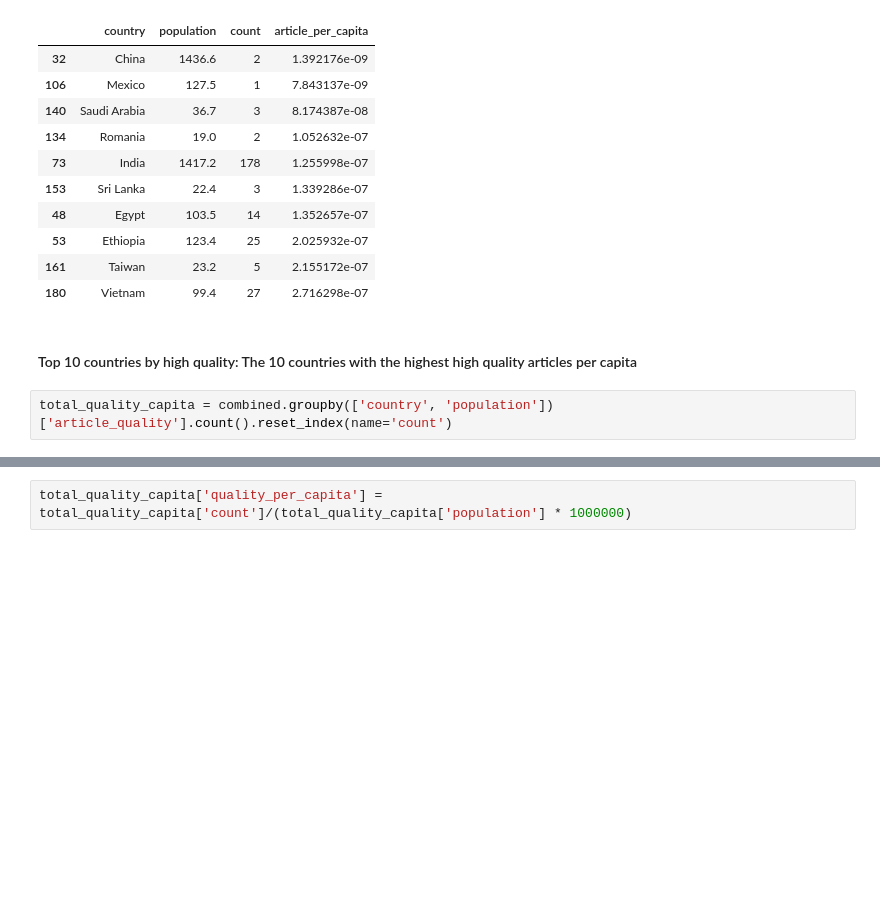
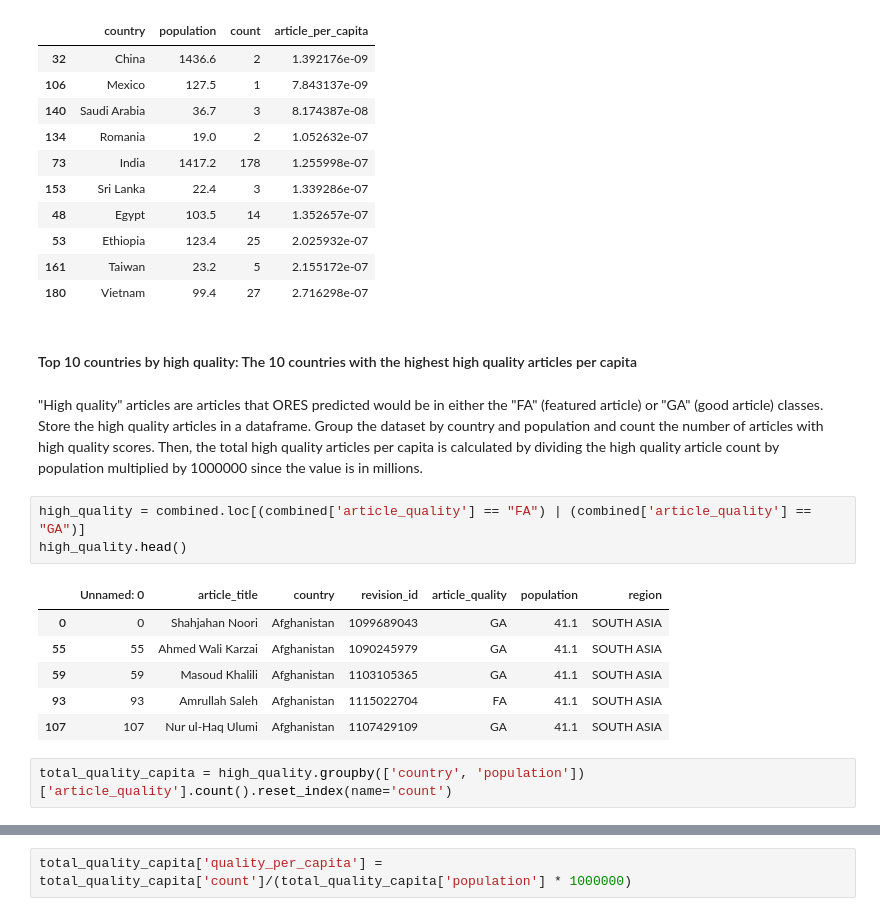
Before and after one commit to anuhyabs/data-512-homework_2, a Jupyter notebook: source/homework2.ipynb, the cells around one changed output, grey strips where cells are left out. Drawn from its saved outputs; the diff is of its cells as text; blank space fills up the shorter version.

```diff
--- a/source/homework2.ipynb
+++ b/source/homework2.ipynb
@@ -488,8 +490,20 @@ ans2
 | 180 | Vietnam | 99.4 | 27 | 2.716298e-07 |
 # %% [markdown]
 #### Top 10 countries by high quality: The 10 countries with the highest high quality articles per capita
+# %% [markdown]
+"High quality" articles are articles that ORES predicted would be in either the "FA" (featured article) or "GA" (good article) classes. Store the high quality articles in a dataframe. Group the dataset by country and population and count the number of articles with high quality scores. Then, the total high quality articles per capita is calculated by dividing the high quality article count by population multiplied by 1000000 since the value is in millions.
+# %%
+high_quality = combined.loc[(combined['article_quality'] == "FA") | (combined['article_quality'] == "GA")]
+high_quality.head()
+# %% [output]
+|  | Unnamed: 0 | article_title | country | revision_id | article_quality | population | region |
+| 0 | 0 | Shahjahan Noori | Afghanistan | 1099689043 | GA | 41.1 | SOUTH ASIA |
+| 55 | 55 | Ahmed Wali Karzai | Afghanistan | 1090245979 | GA | 41.1 | SOUTH ASIA |
+| 59 | 59 | Masoud Khalili | Afghanistan | 1103105365 | GA | 41.1 | SOUTH ASIA |
+| 93 | 93 | Amrullah Saleh | Afghanistan | 1115022704 | FA | 41.1 | SOUTH ASIA |
+| 107 | 107 | Nur ul-Haq Ulumi | Afghanistan | 1107429109 | GA | 41.1 | SOUTH ASIA |
 # %%
-total_quality_capita = combined.groupby(['country', 'population'])['article_quality'].count().reset_index(name='count')
+total_quality_capita = high_quality.groupby(['country', 'population'])['article_quality'].count().reset_index(name='count')
 # %%
 total_quality_capita
 # %% [output]
```
Also changed, not shown: parts of 11 cells of this notebook, 1 other file.
